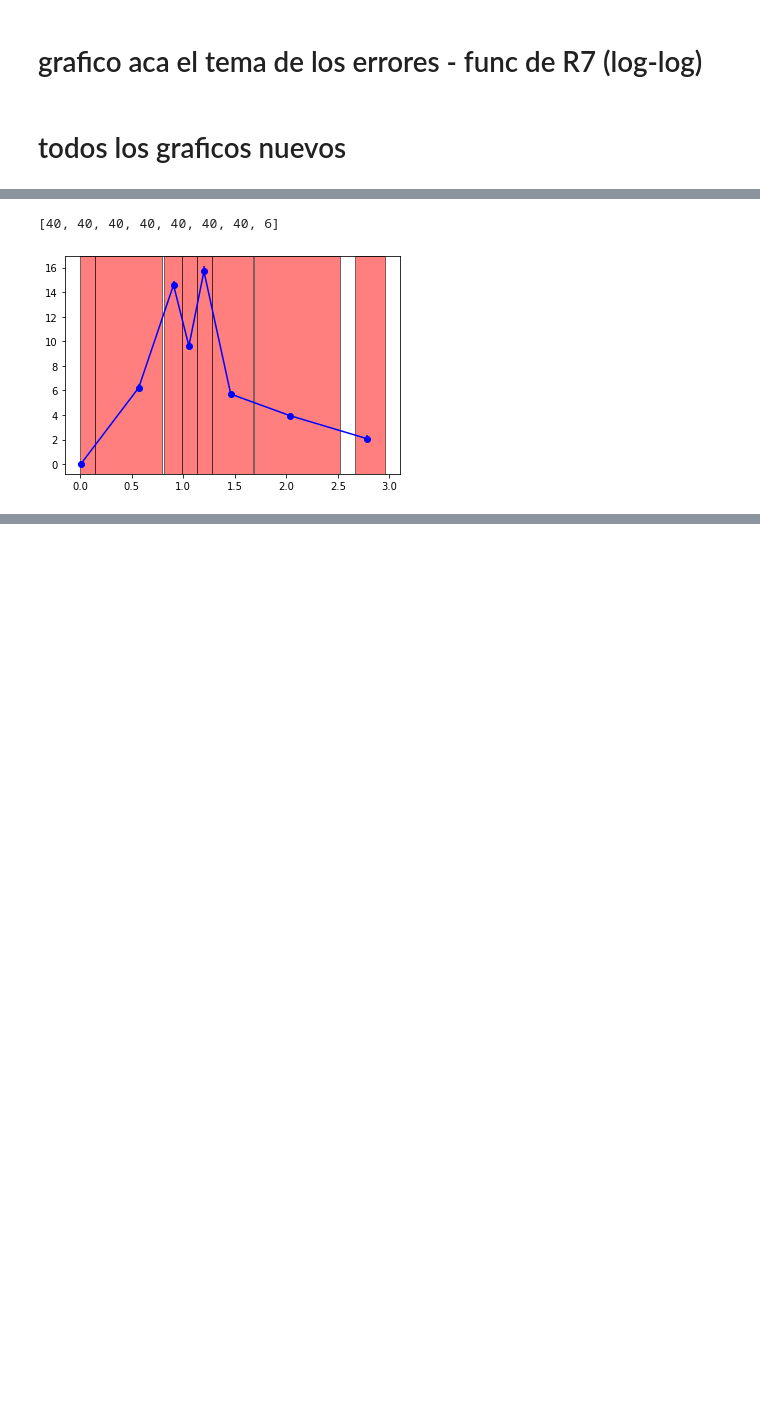
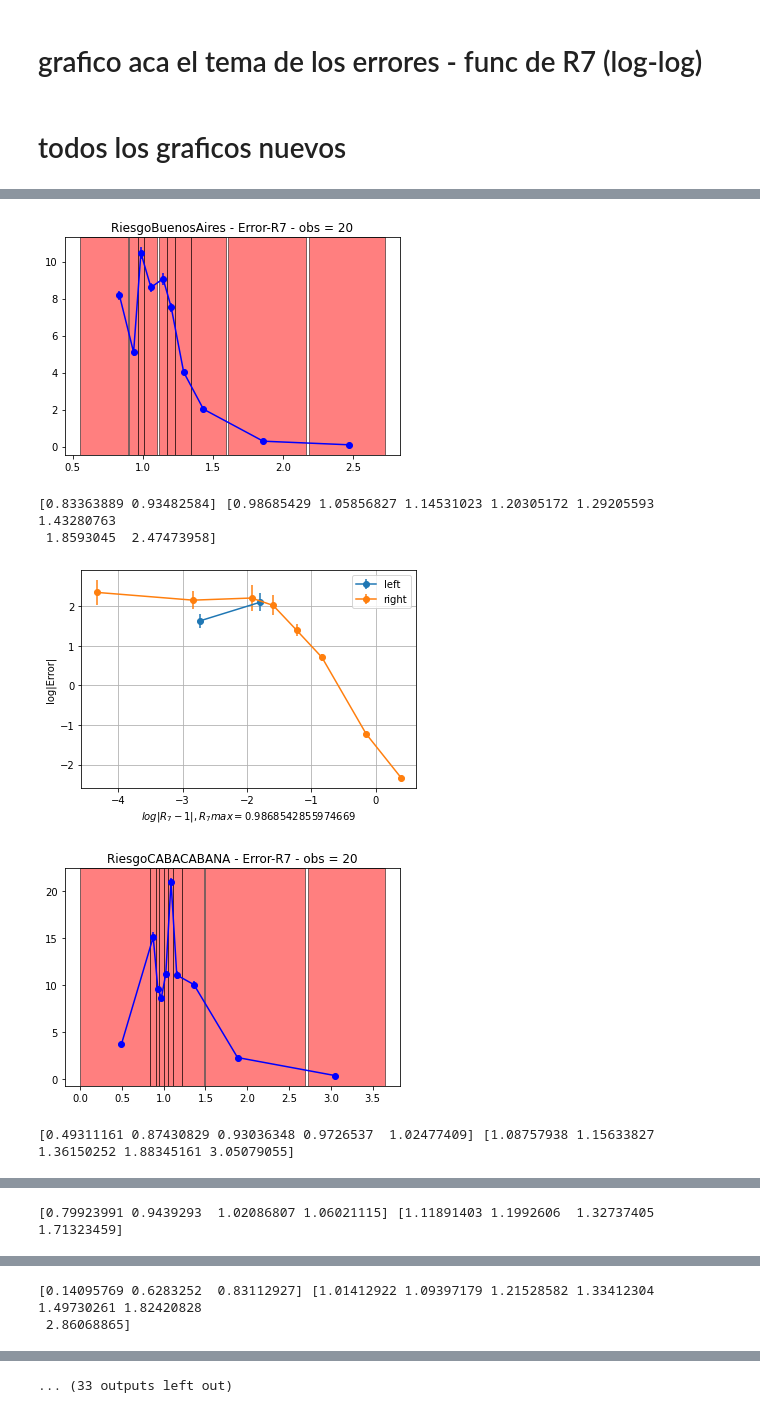
Before and after one commit to denisecammarota/tesis-ib, a Jupyter notebook: Graficos_error/Graficos_Error_Riesgo_6.ipynb, the cells around one changed output, grey strips where cells are left out. Drawn from its saved outputs; the diff is of its cells as text; code cells hidden in the pictures; blank space fills up the shorter version.

```diff
--- a/Graficos_error/Graficos_Error_Riesgo_6.ipynb
+++ b/Graficos_error/Graficos_Error_Riesgo_6.ipynb
@@ -113,9 +113,15 @@ def new_hist(file_name,error,r_seven,bs,loc=2,save=False):
         obs_bins.append(len(es))
         std_bins.append(np.std(es)/len(es))
     plt.errorbar(c_bins,e_bins,yerr=std_bins,fmt='-ob')
+    y_min, y_max = plt.gca().get_ylim()
+    plt.title(str(file_name)+' - Error-R7 - obs = 20')
     grouped_lists = [hist_graf[n:n+2] for n in range(0, len(hist_graf), 2)]
+    i = 0
     for g in grouped_lists:
         plt.axvspan(g[0],g[1],facecolor='r',edgecolor='k',alpha=0.5)
+        i = i + 1
+    plt.savefig('Hist_nue_13nov/'+str(file_name)+'_Hist_2.pdf')
+    plt.show()
     return c_bins,e_bins,std_bins,obs_bins
 # %%
 #grafico log-log
@@ -172,10 +195,14 @@ b_centers,b_errors,b_std,c_obs = make_hist(file_name,error,r_seven,bs,loc=2)
 # %%
-#ahora comparamos con lo que nos quede despues
-bs = 40
-file_name = files[1]
-error,r_seven = get_Error(file_name)
-c_bins,e_bins,std_bins,obs_bins = new_hist(file_name,error,r_seven,bs,loc=2)
-print(obs_bins)
+for file in files:
+    bs = 30
+    file_name = file
+    error,r_seven = get_Error(file_name)
+    c_bins,e_bins,std_bins,obs_bins = new_hist(file_name,error,r_seven,bs,loc=2)
+    graph_loglog(np.array(c_bins),np.array(e_bins),np.array(std_bins),file_name)
 # %% [output]
+[figure, new version]
-[40, 40, 40, 40, 40, 40, 40, 6]
+[0.83363889 0.93482584] [0.98685429 1.05856827 1.14531023 1.20305172 1.29205593 1.43280763
+ 1.8593045  2.47473958]
-[figure, old version]
+[figure, added]
+[figure, added]
+[0.49311161 0.87430829 0.93036348 0.9726537  1.02477409] [1.08757938 1.15633827 1.36150252 1.88345161 3.05079055]
@@ -181,0 +211 @@ print(obs_bins)
+[0.79923991 0.9439293  1.02086807 1.06021115] [1.11891403 1.1992606  1.32737405 1.71323459]
@@ -181,0 +214,2 @@ print(obs_bins)
+[0.14095769 0.6283252  0.83112927] [1.01412922 1.09397179 1.21528582 1.33412304 1.49730261 1.82420828
+ 2.86068865]
@@ -181,0 +217 @@ print(obs_bins)
+... (33 outputs left out)
```
Also changed, not shown: parts of 10 cells of this notebook.
